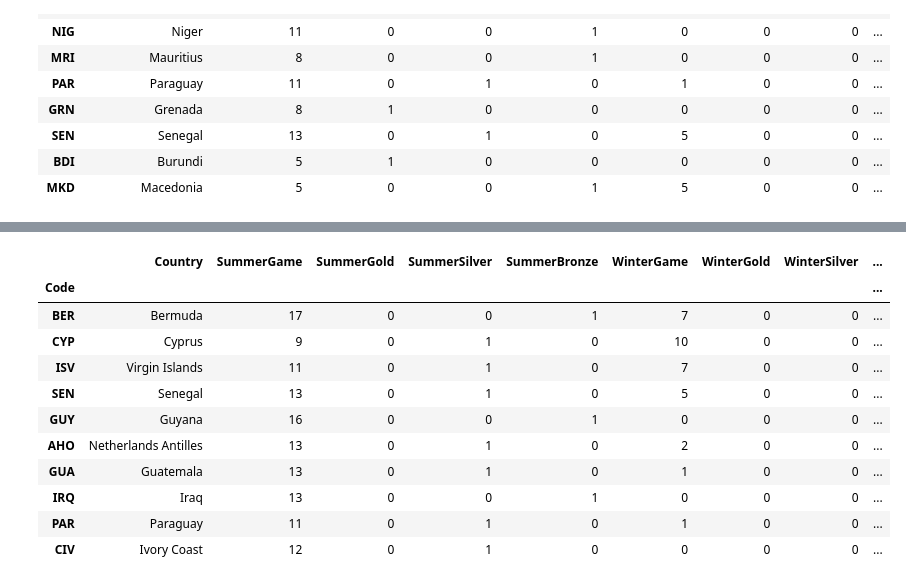
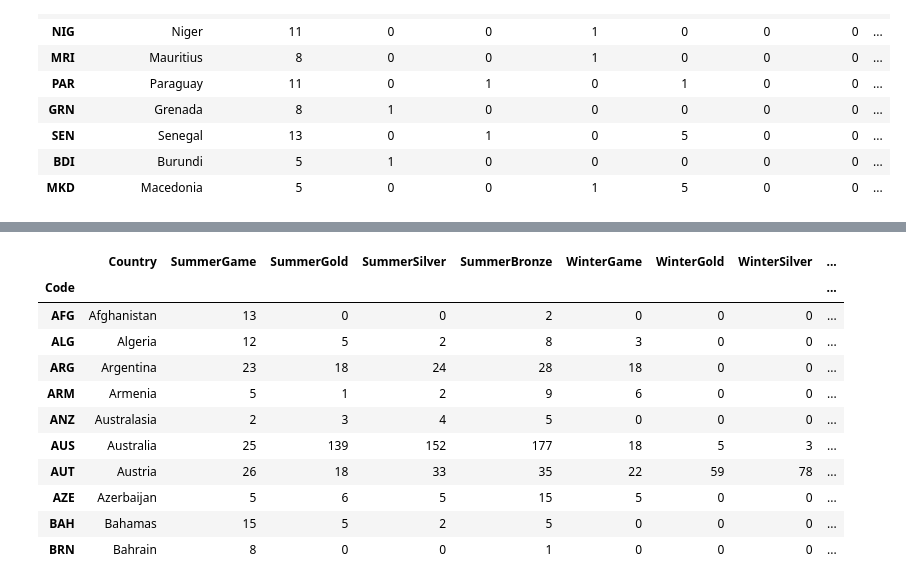
Before and after one commit to ThanapatrP/uni-2-2-data-assignment, a Jupyter notebook: a1/prac-1.ipynb, the cells around one changed output, grey strips where cells are left out. Saved outputs shown, nothing was run; the diff lists cells and outputs as text; code cells hidden in the pictures.

```diff
--- a/a1/prac-1.ipynb
+++ b/a1/prac-1.ipynb
@@ -363,16 +363,28 @@ medals.sort_values(by="score", ascending=True).head(10)
 # %%
-medals["perGame"] = medals["score"] / (medals["SummerGame"] + medals["WinterGame"])
-medals.sort_values(by="perGame").head(10)
+medals["perGameSummer"] = ((medals["SummerGold"] * 3) +
+					(medals["SummerSilver"] * 2) +
+					(medals["SummerBronze"])) / medals["SummerGame"]
+
+medals["perGameWinter"] = ((medals["WinterGold"] * 3) +
+					(medals["WinterSilver"] * 2) +
+					(medals["WinterBronze"])) / medals["WinterGame"]
+
+medals["perGameSummer"] = medals["perGameSummer"].fillna(0)
+medals["perGameWinter"] = medals["perGameWinter"].fillna(0)
+
+medals["perGame"] = medals["perGameSummer"] + medals["perGameWinter"]
+
+medals.head(10)
 # %% [output]
 |  | Country | SummerGame | SummerGold | SummerSilver | SummerBronze | WinterGame | WinterGold | WinterSilver | ... |
 | Code |  |  |  |  |  |  |  |  | ... |
-| BER | Bermuda | 17 | 0 | 0 | 1 | 7 | 0 | 0 | ... |
-| CYP | Cyprus | 9 | 0 | 1 | 0 | 10 | 0 | 0 | ... |
-| ISV | Virgin Islands | 11 | 0 | 1 | 0 | 7 | 0 | 0 | ... |
-| SEN | Senegal | 13 | 0 | 1 | 0 | 5 | 0 | 0 | ... |
-| GUY | Guyana | 16 | 0 | 0 | 1 | 0 | 0 | 0 | ... |
-| AHO | Netherlands Antilles | 13 | 0 | 1 | 0 | 2 | 0 | 0 | ... |
-| GUA | Guatemala | 13 | 0 | 1 | 0 | 1 | 0 | 0 | ... |
-| IRQ | Iraq | 13 | 0 | 0 | 1 | 0 | 0 | 0 | ... |
-| PAR | Paraguay | 11 | 0 | 1 | 0 | 1 | 0 | 0 | ... |
-| CIV | Ivory Coast | 12 | 0 | 1 | 0 | 0 | 0 | 0 | ... |
+| AFG | Afghanistan | 13 | 0 | 0 | 2 | 0 | 0 | 0 | ... |
+| ALG | Algeria | 12 | 5 | 2 | 8 | 3 | 0 | 0 | ... |
+| ARG | Argentina | 23 | 18 | 24 | 28 | 18 | 0 | 0 | ... |
+| ARM | Armenia | 5 | 1 | 2 | 9 | 6 | 0 | 0 | ... |
+| ANZ | Australasia | 2 | 3 | 4 | 5 | 0 | 0 | 0 | ... |
+| AUS | Australia | 25 | 139 | 152 | 177 | 18 | 5 | 3 | ... |
+| AUT | Austria | 26 | 18 | 33 | 35 | 22 | 59 | 78 | ... |
+| AZE | Azerbaijan | 5 | 6 | 5 | 15 | 5 | 0 | 0 | ... |
+| BAH | Bahamas | 15 | 5 | 2 | 5 | 0 | 0 | 0 | ... |
+| BRN | Bahrain | 8 | 0 | 0 | 1 | 0 | 0 | 0 | ... |
```
Also changed, not shown: parts of 27 cells of this notebook.
